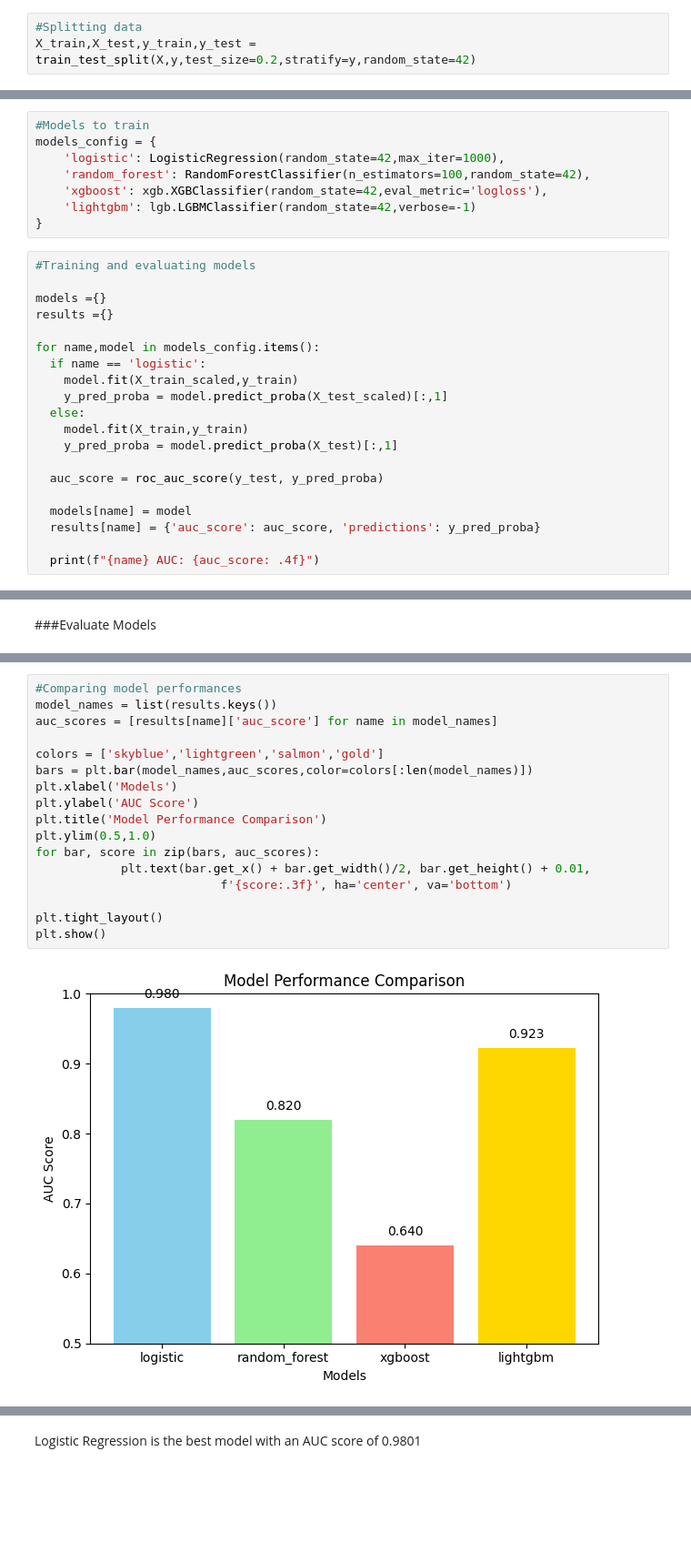
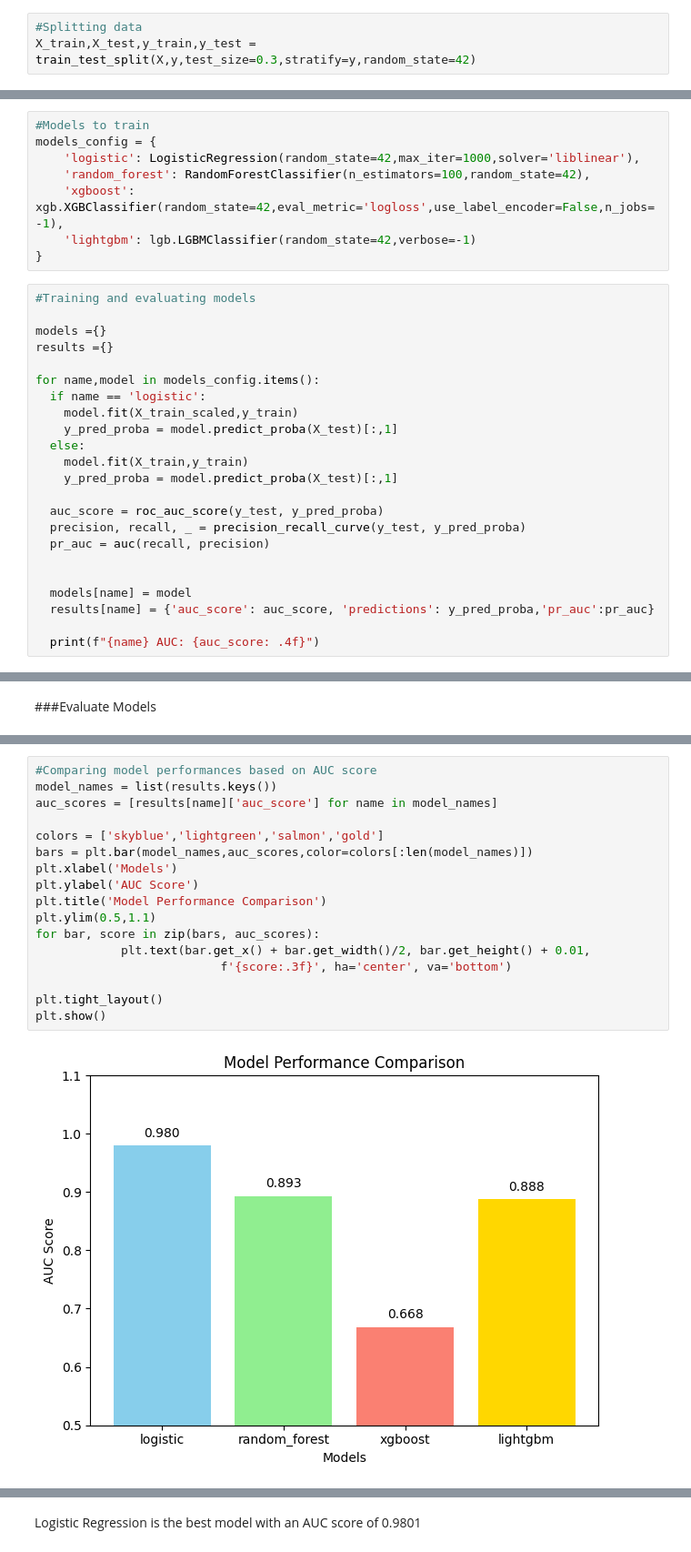
Before and after one commit to trideep126/Business_Case_Studies, a Jupyter notebook: PayPal/notebooks/model_comparison_and_evaluation.ipynb, the cells around one changed output, grey strips where cells are left out. Shown: that part at 91% size. Cells and saved outputs as stored; diff of their text form; blank space fills up the shorter version.

```diff
--- a/PayPal/notebooks/model_comparison_and_evaluation.ipynb
+++ b/PayPal/notebooks/model_comparison_and_evaluation.ipynb
@@ -7,7 +7,7 @@ X = df[feature_cols]
 y = df['fraud']
 # %%
 #Splitting data
-X_train,X_test,y_train,y_test = train_test_split(X,y,test_size=0.2,stratify=y,random_state=42)
+X_train,X_test,y_train,y_test = train_test_split(X,y,test_size=0.3,stratify=y,random_state=42)
 # %%
 #Scaling features
 scaler = StandardScaler()
@@ -18,9 +18,9 @@ X_test = X_test_scaled
 # %%
 #Models to train
 models_config = {
-    'logistic': LogisticRegression(random_state=42,max_iter=1000),
+    'logistic': LogisticRegression(random_state=42,max_iter=1000,solver='liblinear'),
     'random_forest': RandomForestClassifier(n_estimators=100,random_state=42),
-    'xgboost': xgb.XGBClassifier(random_state=42,eval_metric='logloss'),
+    'xgboost': xgb.XGBClassifier(random_state=42,eval_metric='logloss',use_label_encoder=False,n_jobs=-1),
     'lightgbm': lgb.LGBMClassifier(random_state=42,verbose=-1)
 }
 # %%
@@ -32,15 +32,18 @@ results ={}
 for name,model in models_config.items():
   if name == 'logistic':
     model.fit(X_train_scaled,y_train)
-    y_pred_proba = model.predict_proba(X_test_scaled)[:,1]
+    y_pred_proba = model.predict_proba(X_test)[:,1]
   else:
     model.fit(X_train,y_train)
     y_pred_proba = model.predict_proba(X_test)[:,1]
 
   auc_score = roc_auc_score(y_test, y_pred_proba)
+  precision, recall, _ = precision_recall_curve(y_test, y_pred_proba)
+  pr_auc = auc(recall, precision)
+
 
   models[name] = model
-  results[name] = {'auc_score': auc_score, 'predictions': y_pred_proba}
+  results[name] = {'auc_score': auc_score, 'predictions': y_pred_proba,'pr_auc':pr_auc}
 
   print(f"{name} AUC: {auc_score: .4f}")
 # %% [output]
@@ -96,19 +134,19 @@ if 'random_forest' in models:
 # %%
-#Comparing model performances
+#Comparing model performances based on AUC score
 model_names = list(results.keys())
 auc_scores = [results[name]['auc_score'] for name in model_names]
 
 colors = ['skyblue','lightgreen','salmon','gold']
 bars = plt.bar(model_names,auc_scores,color=colors[:len(model_names)])
 plt.xlabel('Models')
 plt.ylabel('AUC Score')
 plt.title('Model Performance Comparison')
-plt.ylim(0.5,1.0)
+plt.ylim(0.5,1.1)
 for bar, score in zip(bars, auc_scores):
             plt.text(bar.get_x() + bar.get_width()/2, bar.get_height() + 0.01,
                           f'{score:.3f}', ha='center', va='bottom')
 
 plt.tight_layout()
 plt.show()
 # %% [output]
-[figure, old version]
+[figure, new version]
```
Also changed, not shown: parts of 8 cells of this notebook, 1 other file.
